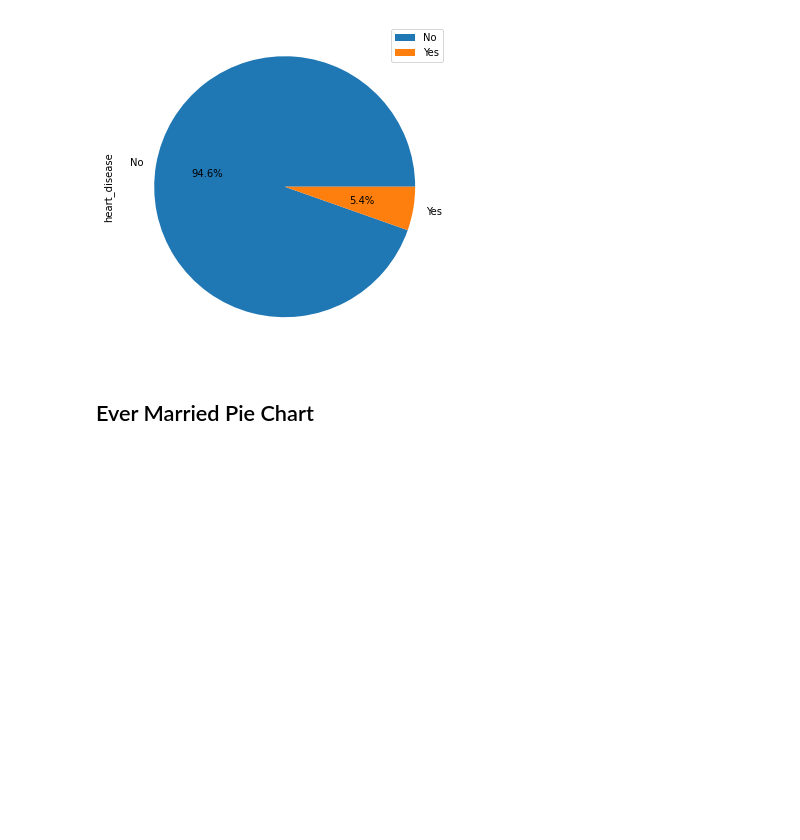
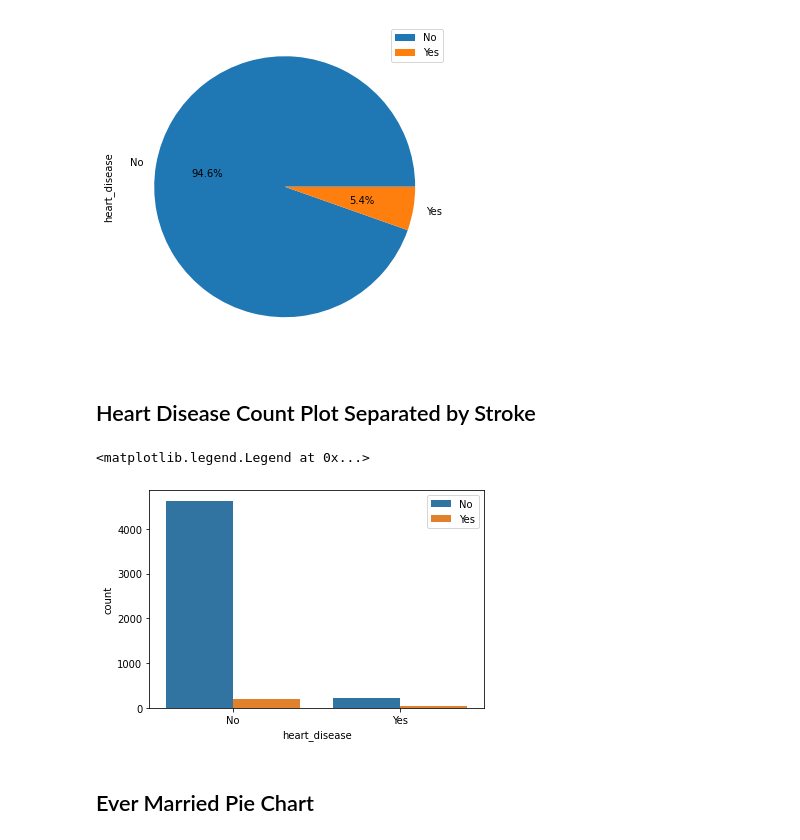
Before and after one commit to justindavin/CP468-Term-Project, a Jupyter notebook: Stroke Prediction.ipynb, the cells around one changed output. Saved outputs shown, nothing was run; the diff lists cells and outputs as text; code cells hidden in the pictures; blank space fills up the shorter version.

```diff
--- a/Stroke Prediction.ipynb
+++ b/Stroke Prediction.ipynb
@@ -162,6 +180,14 @@ plt.legend(loc='upper right')
 # %% [output]
 <matplotlib.legend.Legend at 0x...>
 [figure]
+# %% [markdown]
+## Heart Disease Count Plot Separated by Stroke
+# %%
+sns.countplot(x='heart_disease', hue='stroke', data=data_eda)
+plt.legend(loc='upper right')
+# %% [output]
+<matplotlib.legend.Legend at 0x...>
+[figure, added]
 # %% [markdown]
 ## Ever Married Pie Chart
 # %%
```
Also changed, not shown: parts of 44 cells of this notebook.
